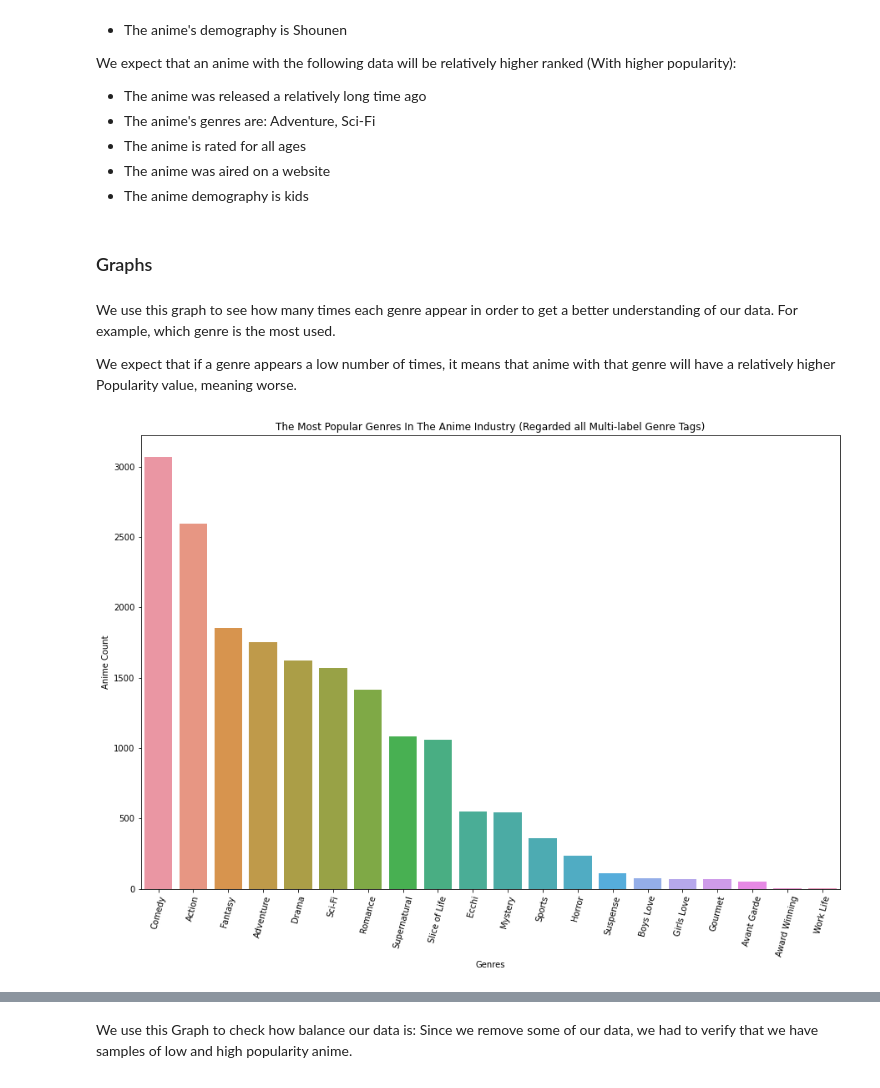
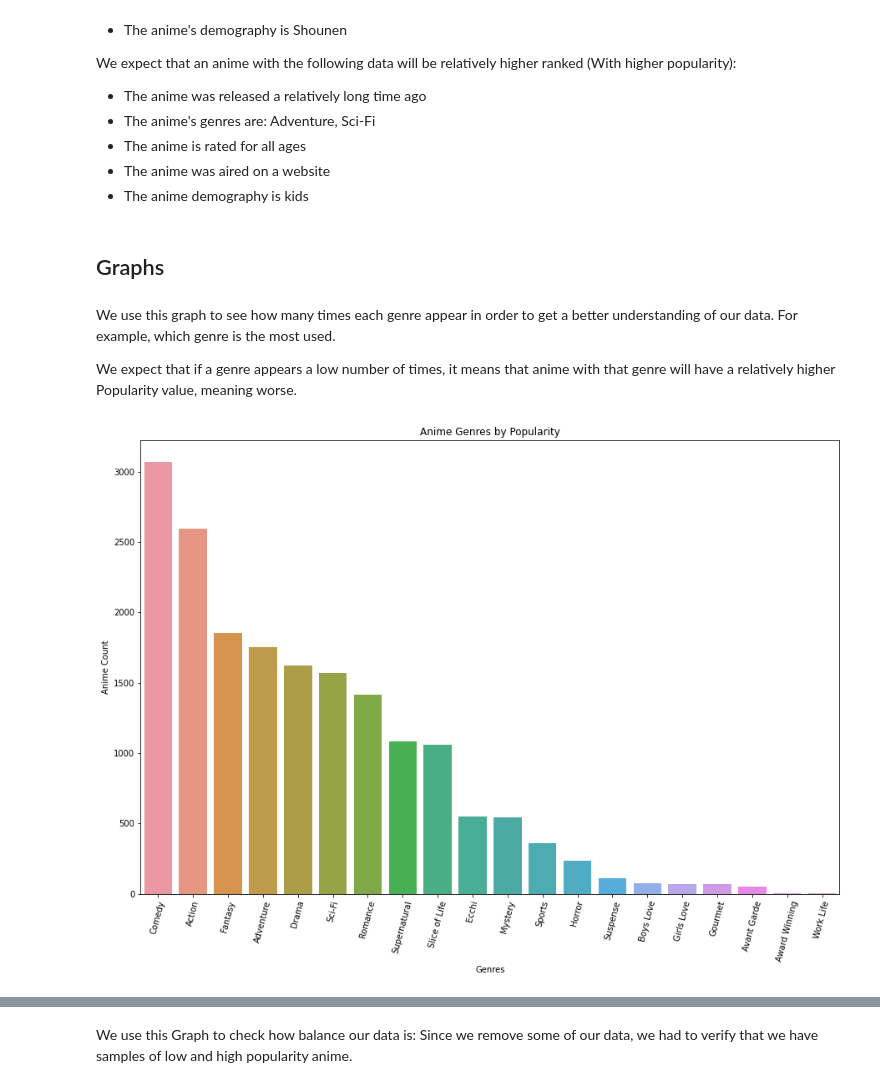
Before and after one commit to TamirIsCool/DataScIntro, a Jupyter notebook: Classification/WebScraping/prediction_groundwork_for_tommorow.ipynb, the cells around one changed output, grey strips where cells are left out. Cells and saved outputs as stored; diff of their text form; code cells hidden in the pictures.

```diff
--- a/Classification/WebScraping/prediction_groundwork_for_tommorow.ipynb
+++ b/Classification/WebScraping/prediction_groundwork_for_tommorow.ipynb
@@ -253,7 +253,7 @@ There are 5 Demographic.
 After removing a large quantity of entries the 'Popularity' column, which represents the show's popularity <b> rank </b>, would have gaps in its values, leading to an unbalanced data set. We will bridge those rankings while keeping their original order to avoid the issue.
 # %%
 df.sort_values('Popularity')
-
+df = df.reset_index(drop=True)
 
 for index, value in df.iterrows():
     df.loc[index, 'Popularity'] = index
@@ -370,7 +370,7 @@ We expect that an anime with the following data will be relatively higher ranked
 * The anime was aired on a website
 * The anime demography is kids
 # %% [markdown]
-### Graphs ###
+## Graphs ##
 # %% [markdown]
 We use this graph to see how many times each genre appear in order to get a better understanding of our data.
 For example, which genre is the most used.
@@ -379,28 +379,28 @@ We expect that if a genre appears a low number of times, it means that anime wit
 # %%
 #cut genres
 #median genre popularity
 #make chart of genre vs populrity
 genre_list = []
 
 genre_splited = []
 
 for i in df['Genres']:
     for j in i.split(","):
         genre_splited.append(j)
         if j not in genre_list:
             genre_list.append(j)
 
 anime_genres_count = pd.Series(genre_splited).value_counts()
 
 plt.figure(figsize=(15,10))
 sns.barplot(x=anime_genres_count.index.tolist(), y=anime_genres_count.tolist())
 plt.xlabel('Genres')
 plt.ylabel('Anime Count')
-plt.title('The Most Popular Genres In The Anime Industry (Regarded all Multi-label Genre Tags)')
+plt.title('Anime Genres by Popularity')
 plt.xticks(rotation= 75)
 plt.show()
 # %% [output]
-[figure, old version]
+[figure, new version]
 # %%
 MedPop_genre = []
 genre_list.remove('Award Winning')
```
Also changed, not shown: parts of 25 cells of this notebook, 1 other file.
